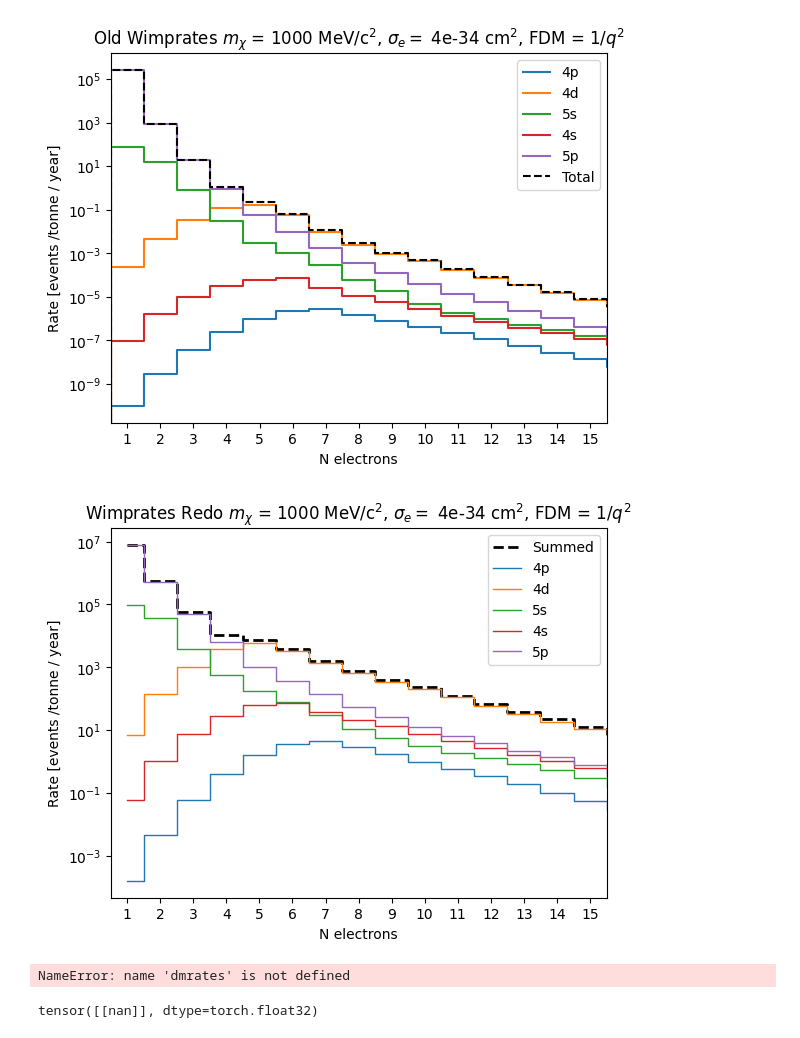
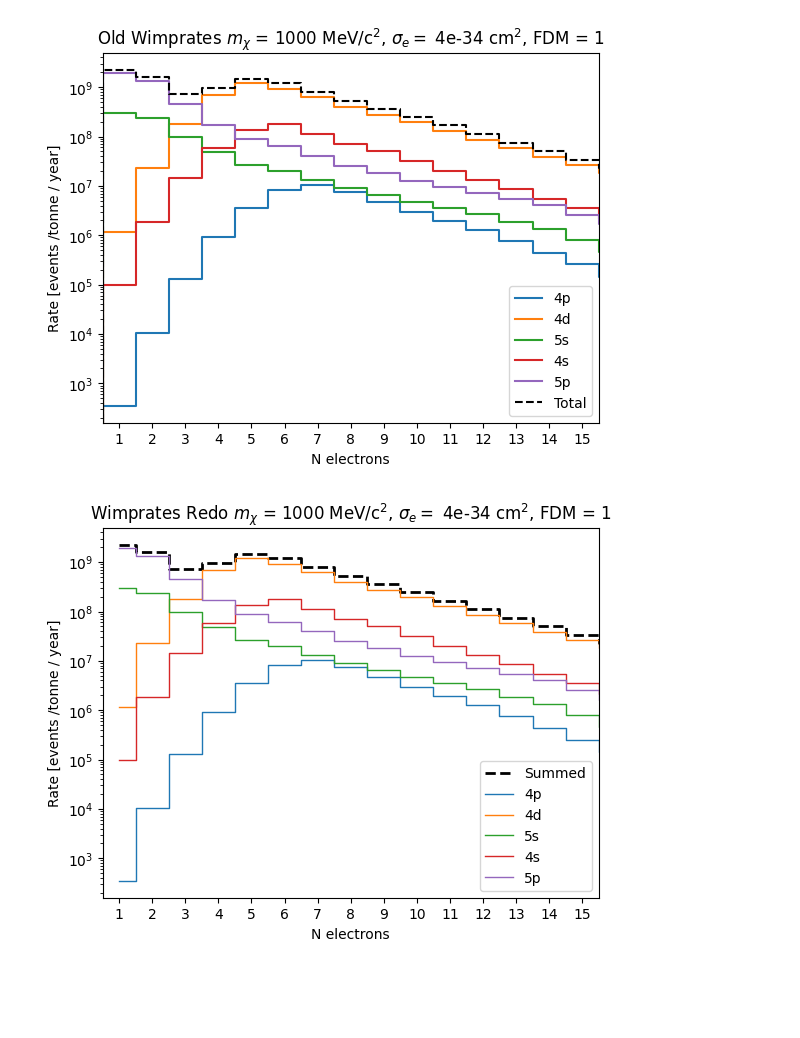
Before and after one commit to ande8412/DarkMatterRates, a Jupyter notebook: DMeRates_Validation.ipynb, the cells around one changed output. Saved outputs shown, nothing was run; the diff lists cells and outputs as text; code cells hidden in the pictures; blank space fills up the shorter version.

```diff
--- a/DMeRates_Validation.ipynb
+++ b/DMeRates_Validation.ipynb
@@ -1,8 +1,18 @@
 # %%
-import DMeRates
+# import DMeRates
 import DMeRates.DMeRate as DMeRate
+import torch
 import numericalunits as nu
 import numpy as np
-import torch
+import matplotlib as mpl
 import matplotlib.pyplot as plt
+plt.rcParams['text.usetex'] = True  # Enable LaTeX
+params = {'text.usetex' : True,
+            'font.size' : 12,
+            'font.family' : 'cmr10',
+            'figure.autolayout': True
+            }
+plt.rcParams.update(params)
+plt.rcParams['axes.unicode_minus']=False
+plt.rcParams['axes.labelsize']=10
 # %%
@@ -226,7 +270,7 @@ test_mX_unitized = test_mX * nu.MeV / nu.c0**2
 test_mX_eV = 1000*1e6
 
 test_cs = 4e-34
-FDMn = 2
+FDMn = 0
 halo_model = 'shm'
 
 dmrates.update_crosssection(test_cs)
@@ -261,7 +312,7 @@ tensor([7.0658e+03, 6.8600e+03, 6.6489e+03, 6.4360e+03, 6.2182e+03, 5.9957e+03,
 import sys
 sys.path.append('wimprates_mod')
 from wimprates_ansh import rate_dme,rate_dme_sum,dRdE,years_per_day,dRdne
-erec = dmrates.Earr.numpy() / nu.eV
+erec = dmrates.Earr.cpu().numpy() / nu.eV
 drs_old = dRdE(test_mX,test_cs,FDMn,e_er = None,isoangle = None,mat = material,useVerne = True,verbose=False,integrate=False)
 # years_per_day
 # %%
@@ -270,7 +321,7 @@ import numericalunits as nu
 for shell in dmrates.form_factor.keys:
     if shell in skip_keys[material]:
         continue
-    plt.plot(erec,drs[shell],label=f"{test_shell} new")
+    plt.plot(erec,drs[shell].cpu(),label=f"{test_shell} new")
     plt.plot(erec,drs_old[shell]*years_per_day,label=f"{test_shell} old",ls='--')
 
 plt.yscale('log')
@@ -331,60 +392,34 @@ plt.plot(n_el, np.sum(np.array(list(drsrates_old.values())), axis=0),
             linestyle='--',
             c='k')
 plt.xticks(np.arange(1, 16))
 plt.xlim(0.5, 15.5)
 plt.xlabel("N electrons")
 plt.legend()
 plt.yscale('log')
 plt.ylabel(f"Rate [events /tonne / year]")
 plt.show()
 plt.close()
 
 plt.title('Wimprates Redo ' + title)# + (' -- SWAP 4s<->4p' if True else ''))
 
 
 for i,key in enumerate(shells):
         ls = '--' if i == 0 else None
         c = 'k' if i ==0 else None
         lw = 2 if i == 0 else 1
         r = rates_new_all[0][:,i] * nu.tonne * nu.year
+        r = r.cpu()
+        nes = nes.cpu()
         plt.plot(nes,r,drawstyle='steps-mid',label=key,ls=ls,c=c,lw=lw)
 plt.xticks(np.arange(1, 16))
 plt.xlim(0.5, 15.5)
 plt.xlabel("N electrons")
 plt.legend()
 plt.yscale('log')
 plt.ylabel(f"Rate [events /tonne / year]")
 
 plt.show()
 plt.close()
 # %% [output]
-[figure, old version]
+[figure, new version]
-[figure, old version]
+[figure, new version]
-# %%
-dmrates.update_crosssection(1e-34)
-kgyear= dmrates.calculate_nobleGas_rates(10.,'modulated',0,1,isoangle=i,halo_id_params=None,useVerne=False,calcErrors=None,debug=False,returnShells=False) * nu.kg * nu.year
-kgyear
-# %% [output]
-NameError: name 'dmrates' is not defined
-# %%
-import DMeRates
-import DMeRates.DMeRate as DMeRate
-
-import numpy as np
-
-import numericalunits as nu
-
-material = 'Xe'
-dmrates = DMeRate.DMeRate(material)
-test_mX = 1000.
-test_mX_unitized = test_mX * nu.MeV / nu.c0**2
-test_mX_eV = 1000*1e6
-
-test_cs = 1e-40
-FDMn = 0
-halo_model = 'shm'
-dmrates.update_crosssection(test_cs)
-result= dmrates.calculate_rates(test_mX,halo_model,FDMn,1)
-result * nu.kg*nu.day
-# %% [output]
-tensor([[nan]], dtype=torch.float32)
```
Also changed, not shown: parts of 39 cells of this notebook, 9 other files.
